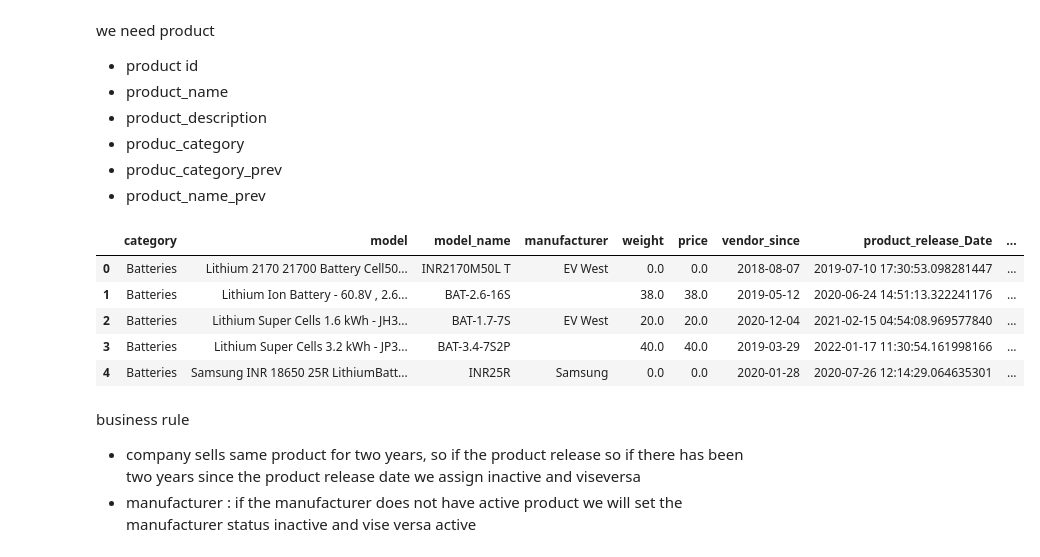
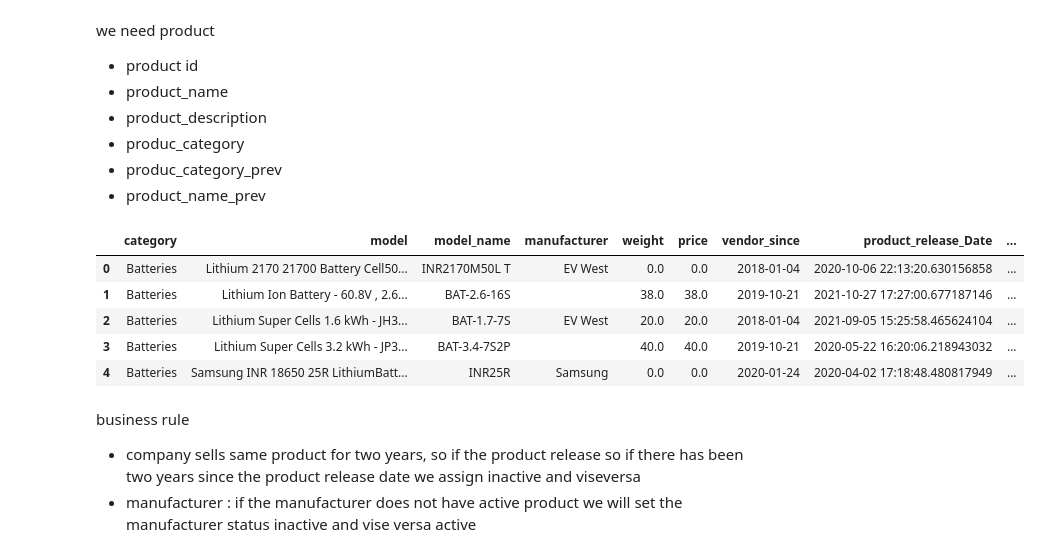
Before and after one commit to hicranA/partsUnlimitedDW, a Jupyter notebook: etl.ipynb, the cells around one changed output. Cells and saved outputs as stored; diff of their text form; code cells hidden in the pictures.

```diff
--- a/etl.ipynb
+++ b/etl.ipynb
@@ -43,24 +48,31 @@ evWest_df_3.head()
 # %%
-import numpy as np
+evWest_df_4 = evWest_df_3.copy()
+# evWest_df_4["manufacturer"]=evWest_df_4["manufacturer"].mask(evWest_df_4["manufacturer"] == '')
+evWest_df_4["manufacturer"]=evWest_df_4["manufacturer"].fillna("NULL")
+unique_manufacturers = evWest_df_4.manufacturer.unique()
 start_date = '2018-01-01'
 end_date = '2023-04-11'
-num_rows = 187 # number of rows in the DataFrame
+num_rows = len(evWest_df_3.manufacturer.unique())# number of rows in the DataFrame
 # Randomly sample dates from the sequence
 # Generate a sequence of dates within the range of years
 dates = pd.date_range(start=start_date, end=end_date)
-random_dates = np.random.choice(dates, size=num_rows, replace=True)
+random_dates = np.random.choice(dates, size=len(unique_manufacturers), replace=True)
 
-# saving in a new data frame
-evWest_df_4 = evWest_df_3
-evWest_df_4["vendor_since"] = random_dates
-#pd.date_range(start='2020-01-01', end='2023-04-04', inclusive="both",periods=187)# periods represents days, 1826 about 5 years
 
-# define a function to generate random dates
+# Create a new DataFrame with "manufacturer" and "vendor_since" columns
+df_man = pd.DataFrame({"manufacturer": unique_manufacturers, "vendor_since": random_dates})
+
+# Merge the new DataFrame with the original DataFrame
+evWest_df_5 = pd.merge(evWest_df_4, df_man, on="manufacturer", how="left")
+# evWest_df_5.columns
+# len(evWest_df_5)
+
+#define a function to generate random dates
 def random_date(start, end):
     return pd.to_datetime(np.random.randint(start.value, end.value, size=1)[0], unit='ns')
 
 # product release date
-evWest_df_4["product_release_Date"] =   evWest_df_4.apply(lambda row: random_date(row['vendor_since'], pd.Timestamp.now()), axis=1)
-evWest_df_4.head(20)
+evWest_df_5["product_release_Date"] =   evWest_df_5.apply(lambda row: random_date(row['vendor_since'], pd.Timestamp.now()), axis=1)
+evWest_df_5.head(20)
 # %% [output]
 |  | category | model | model_name | manufacturer | weight | price | vendor_since | product_release_Date |
@@ -113,17 +125,18 @@ we need product
 - produc_category_prev
 - product_name_prev
 # %%
-evWest_df_4.apply(lambda row: random_date(row['vendor_since'], pd.Timestamp.now()), axis=1)
-evWest_df_4["product_status_flag"] = evWest_df_4.apply(lambda row: status_flag_maker(row["product_release_Date"]), axis=1)
-evWest_df_4["product_updated_at"] = evWest_df_4["product_release_Date"]
-evWest_df_4.head()
+evWest_df_5.apply(lambda row: random_date(row['vendor_since'], pd.Timestamp.now()), axis=1)
+evWest_df_5["product_status_flag"] = evWest_df_5.apply(lambda row: status_flag_maker(row["product_release_Date"]), axis=1)
+# initial values we set the product release date
+evWest_df_5["product_updated_at"] = evWest_df_5["product_release_Date"]
+evWest_df_5.head()
 # %% [output]
 |  | category | model | model_name | manufacturer | weight | price | vendor_since | product_release_Date | ... |
-| 0 | Batteries | Lithium 2170 21700 Battery Cell50... | INR2170M50L T | EV West | 0.0 | 0.0 | 2018-08-07 | 2019-07-10 17:30:53.098281447 | ... |
-| 1 | Batteries | Lithium Ion Battery - 60.8V , 2.6... | BAT-2.6-16S |  | 38.0 | 38.0 | 2019-05-12 | 2020-06-24 14:51:13.322241176 | ... |
-| 2 | Batteries | Lithium Super Cells 1.6 kWh - JH3... | BAT-1.7-7S | EV West | 20.0 | 20.0 | 2020-12-04 | 2021-02-15 04:54:08.969577840 | ... |
-| 3 | Batteries | Lithium Super Cells 3.2 kWh - JP3... | BAT-3.4-7S2P |  | 40.0 | 40.0 | 2019-03-29 | 2022-01-17 11:30:54.161998166 | ... |
-| 4 | Batteries | Samsung INR 18650 25R LithiumBatt... | INR25R | Samsung | 0.0 | 0.0 | 2020-01-28 | 2020-07-26 12:14:29.064635301 | ... |
+| 0 | Batteries | Lithium 2170 21700 Battery Cell50... | INR2170M50L T | EV West | 0.0 | 0.0 | 2018-01-04 | 2020-10-06 22:13:20.630156858 | ... |
+| 1 | Batteries | Lithium Ion Battery - 60.8V , 2.6... | BAT-2.6-16S |  | 38.0 | 38.0 | 2019-10-21 | 2021-10-27 17:27:00.677187146 | ... |
+| 2 | Batteries | Lithium Super Cells 1.6 kWh - JH3... | BAT-1.7-7S | EV West | 20.0 | 20.0 | 2018-01-04 | 2021-09-05 15:25:58.465624104 | ... |
+| 3 | Batteries | Lithium Super Cells 3.2 kWh - JP3... | BAT-3.4-7S2P |  | 40.0 | 40.0 | 2019-10-21 | 2020-05-22 16:20:06.218943032 | ... |
+| 4 | Batteries | Samsung INR 18650 25R LithiumBatt... | INR25R | Samsung | 0.0 | 0.0 | 2020-01-24 | 2020-04-02 17:18:48.480817949 | ... |
 # %% [markdown]
 business rule
 - company sells same product for two years, so if the product release so if there has been two years since the product release date we assign inactive and viseversa
```
Also changed, not shown: parts of 37 cells of this notebook, 1 other file.
